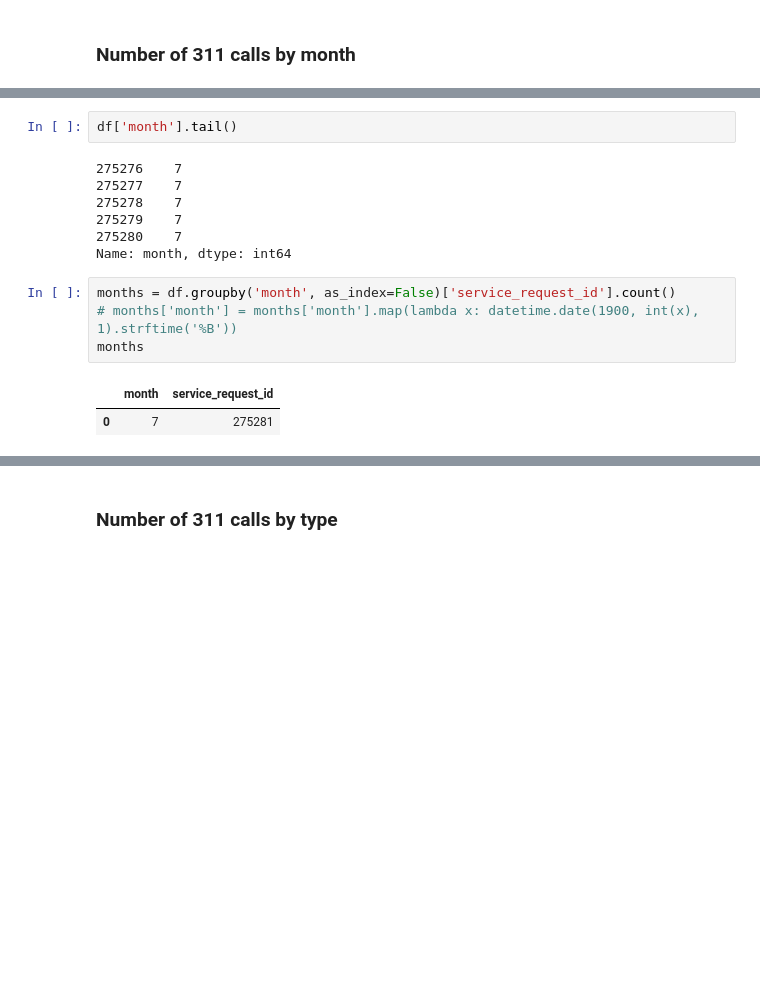
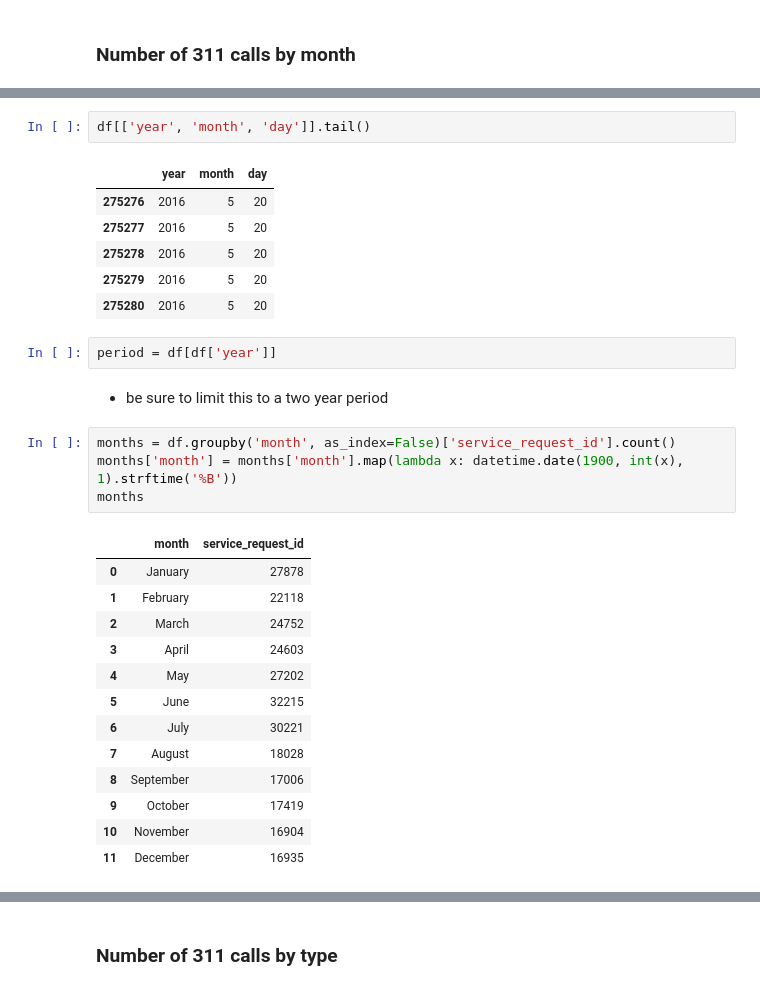
Before and after one commit to farhadOmidvar/311-San-Diego, a Jupyter notebook: notebooks/charts_all.ipynb, the cells around one changed output, grey strips where cells are left out. Cells and saved outputs as stored; diff of their text form; blank space fills up the shorter version.

```diff
--- a/notebooks/charts_all.ipynb
+++ b/notebooks/charts_all.ipynb
@@ -39,19 +48,34 @@ dtype: int64
 # %%
-df['month'].tail()
+df[['year', 'month', 'day']].tail()
 # %% [output]
-275276    7
-275277    7
-275278    7
-275279    7
-275280    7
-Name: month, dtype: int64
+|  | year | month | day |
+| 275276 | 2016 | 5 | 20 |
+| 275277 | 2016 | 5 | 20 |
+| 275278 | 2016 | 5 | 20 |
+| 275279 | 2016 | 5 | 20 |
+| 275280 | 2016 | 5 | 20 |
+# %%
+period = df[df['year']]
+# %% [markdown]
+* be sure to limit this to a two year period
 # %%
 months = df.groupby('month', as_index=False)['service_request_id'].count()
-# months['month'] = months['month'].map(lambda x: datetime.date(1900, int(x), 1).strftime('%B'))
+months['month'] = months['month'].map(lambda x: datetime.date(1900, int(x), 1).strftime('%B'))
 months
 # %% [output]
 |  | month | service_request_id |
-| 0 | 7 | 275281 |
+| 0 | January | 27878 |
+| 1 | February | 22118 |
+| 2 | March | 24752 |
+| 3 | April | 24603 |
+| 4 | May | 27202 |
+| 5 | June | 32215 |
+| 6 | July | 30221 |
+| 7 | August | 18028 |
+| 8 | September | 17006 |
+| 9 | October | 17419 |
+| 10 | November | 16904 |
+| 11 | December | 16935 |
 # %%
 plt.figure(figsize=[16, 8])
 plt.bar(months['month'], months['service_request_id'])
```
Also changed, not shown: parts of 5 cells of this notebook.
